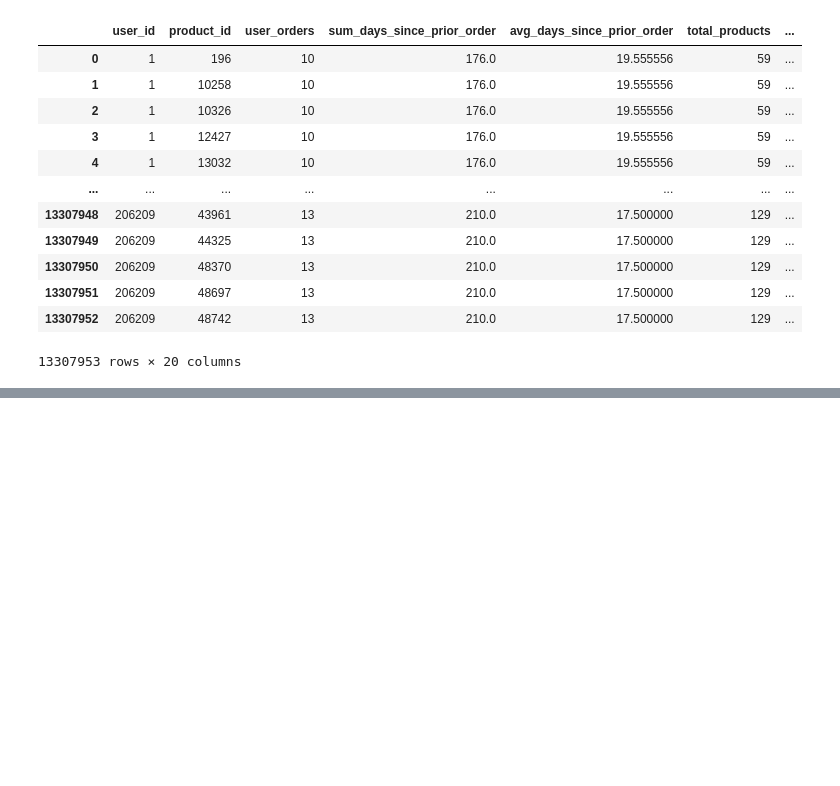
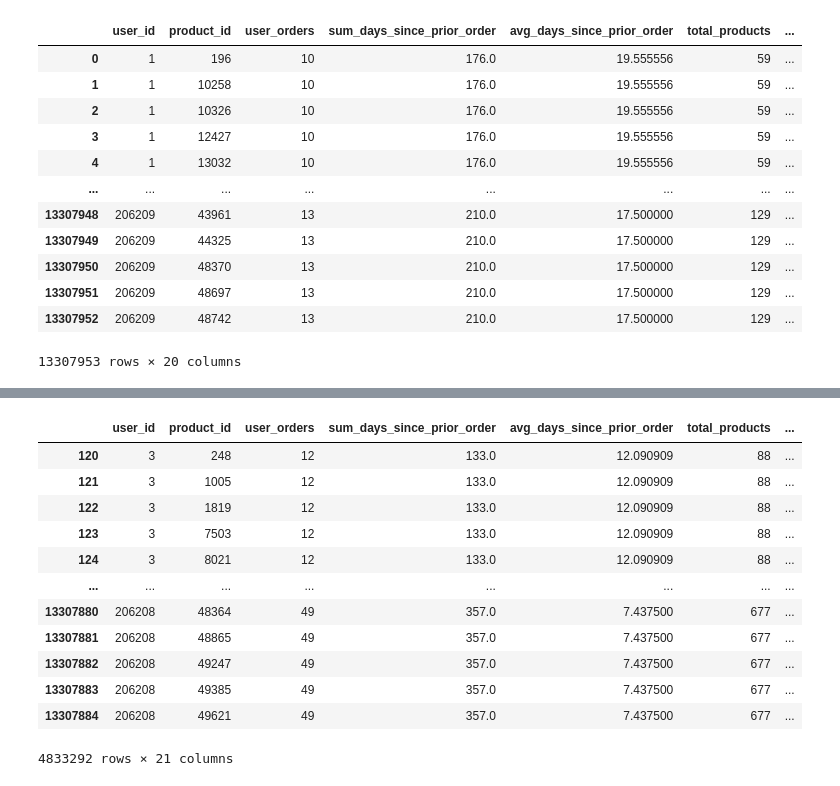
Before and after one commit to 530427793/jiangren, a Jupyter notebook: business_xgboost.ipynb, the cells around one changed output, grey strips where cells are left out. Saved outputs shown, nothing was run; the diff lists cells and outputs as text; code cells hidden in the pictures; blank space fills up the shorter version.

```diff
--- a/business_xgboost.ipynb
+++ b/business_xgboost.ipynb
@@ -356,0 +305,5 @@ data_xgb = data.sample(frac = 0.001,replace = False,random_state=1)
+# %%
+com_train = order_new_s.loc[order_new_s['eval_set'] == 'Train']
+com_test = order_new_s.loc[order_new_s['eval_set'] == 'Test']
+order_new_new=pd.concat([com_train, com_test])
+order_new_new
@@ -356,0 +324,4 @@ data_xgb = data.sample(frac = 0.001,replace = False,random_state=1)
+# %%
+
+new_dataframe = pd.merge(data,order_new_new, on = 'user_id', how = 'left' )
+new_dataframe
@@ -356,0 +365,17 @@ data_xgb = data.sample(frac = 0.001,replace = False,random_state=1)
+# %%
+Test1 = new_dataframe[new_dataframe.eval_set == 'Test']
+Test1
+# %% [output]
+|  | user_id | product_id | user_orders | sum_days_since_prior_order | avg_days_since_prior_order | total_products | ... |
+| 120 | 3 | 248 | 12 | 133.0 | 12.090909 | 88 | ... |
+| 121 | 3 | 1005 | 12 | 133.0 | 12.090909 | 88 | ... |
+| 122 | 3 | 1819 | 12 | 133.0 | 12.090909 | 88 | ... |
+| 123 | 3 | 7503 | 12 | 133.0 | 12.090909 | 88 | ... |
+| 124 | 3 | 8021 | 12 | 133.0 | 12.090909 | 88 | ... |
+| ... | ... | ... | ... | ... | ... | ... | ... |
+| 13307880 | 206208 | 48364 | 49 | 357.0 | 7.437500 | 677 | ... |
+| 13307881 | 206208 | 48865 | 49 | 357.0 | 7.437500 | 677 | ... |
+| 13307882 | 206208 | 49247 | 49 | 357.0 | 7.437500 | 677 | ... |
+| 13307883 | 206208 | 49385 | 49 | 357.0 | 7.437500 | 677 | ... |
+| 13307884 | 206208 | 49621 | 49 | 357.0 | 7.437500 | 677 | ... |
+4833292 rows × 21 columns
```
Also changed, not shown: parts of 51 cells of this notebook.
